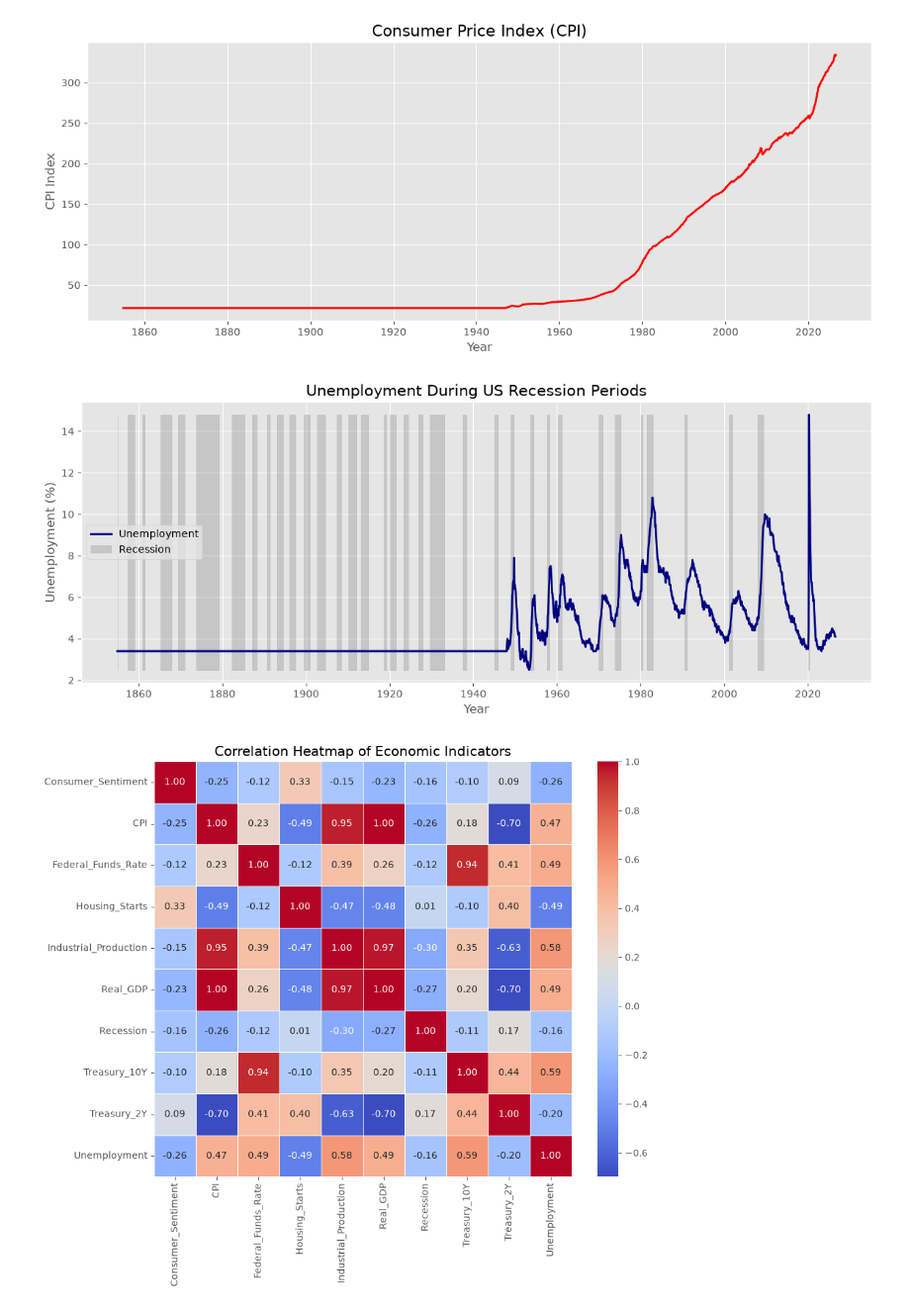
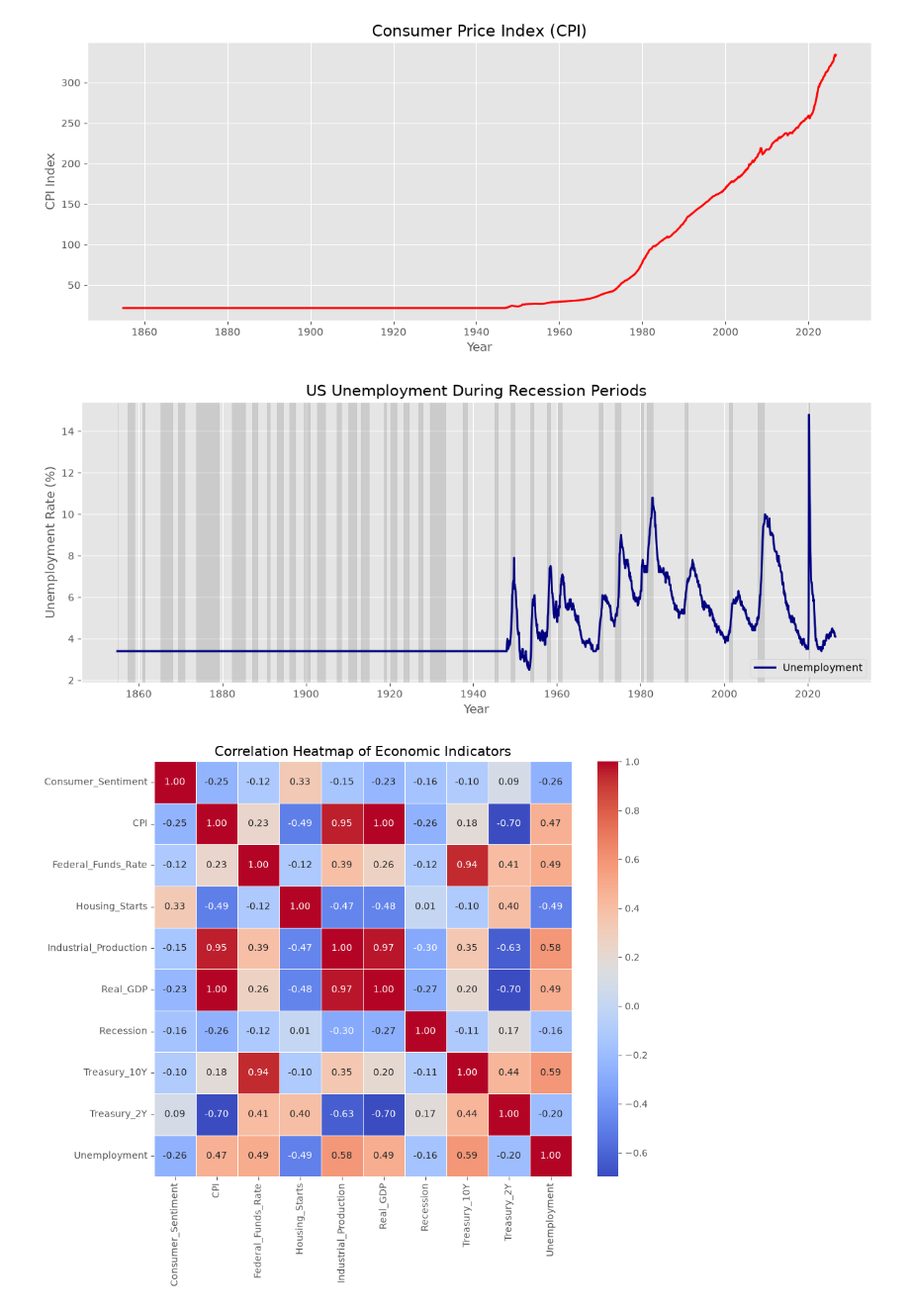
Before and after one commit to Shivani486/fred-economic-intelligence-agent, a Jupyter notebook: notebooks/03_eda.ipynb, the cells around one changed output. Shown at 99% size. Saved outputs shown, nothing was run; the diff lists cells and outputs as text; code cells hidden in the pictures.

```diff
--- a/notebooks/03_eda.ipynb
+++ b/notebooks/03_eda.ipynb
@@ -91,29 +91,31 @@ plt.show()
 # %%
 plt.figure(figsize=(14,5))
 
-# Unemployment line
 plt.plot(df["DATE"], df["Unemployment"],
          color="navy", linewidth=2, label="Unemployment")
 
-# Shade recession periods
-plt.fill_between(
-    df["DATE"],
-    df["Unemployment"].min(),
-    df["Unemployment"].max(),
-    where=df["Recession"]==1,
-    color="gray",
-    alpha=0.3,
-    label="Recession"
-)
+# Shade only continuous recession periods
+recession = df["Recession"].fillna(0)
 
-plt.title("Unemployment During US Recession Periods", fontsize=15)
+start = None
+
+for i in range(len(df)):
+    if recession.iloc[i] == 1 and start is None:
+        start = df["DATE"].iloc[i]
+
+    if recession.iloc[i] == 0 and start is not None:
+        end = df["DATE"].iloc[i]
+        plt.axvspan(start, end, color="gray", alpha=0.25)
+        start = None
+
+plt.title("US Unemployment During Recession Periods", fontsize=15)
 plt.xlabel("Year")
-plt.ylabel("Unemployment (%)")
+plt.ylabel("Unemployment Rate (%)")
 plt.legend()
 
 plt.show()
 # %% [output]
-[figure, old version]
+[figure, new version]
 # %%
 plt.figure(figsize=(10,8))
 
```
Also changed, not shown: 1 other file.
